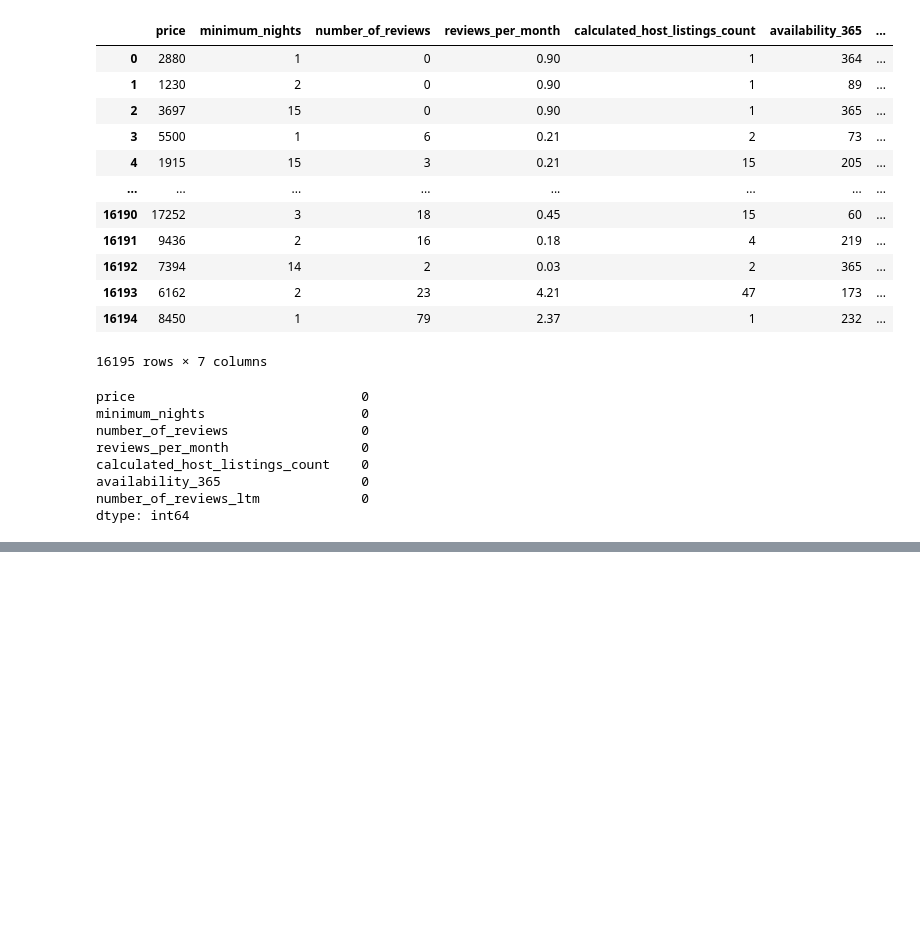
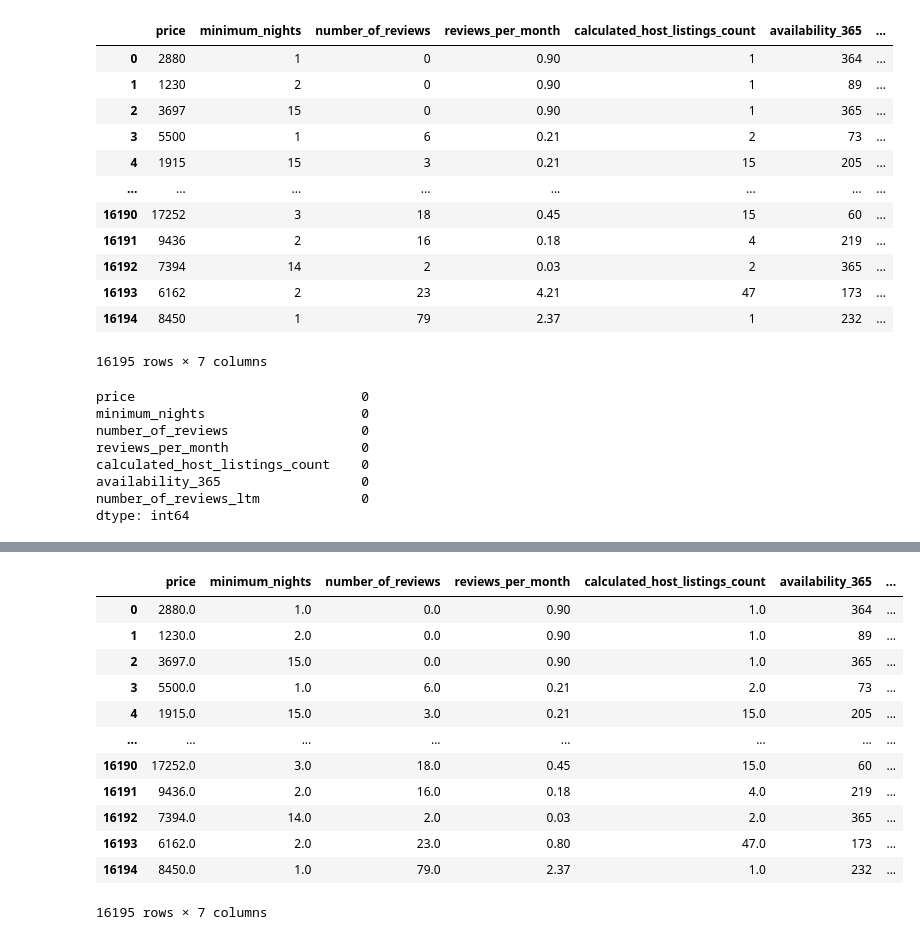
Before and after one commit to MaferLedmar/Actividad-2-Reto, a Jupyter notebook: BuenosAires.ipynb, the cells around one changed output, grey strips where cells are left out. Saved outputs shown, nothing was run; the diff lists cells and outputs as text; code cells hidden in the pictures; blank space fills up the shorter version.

```diff
--- a/BuenosAires.ipynb
+++ b/BuenosAires.ipynb
@@ -85,0 +153,20 @@ dtype: int64
+# %%
+#Reemplazamos valores atípicos (nulos) del dataframe con "mean"
+#Realizamos una copia del dataframe
+data_clean=data3.copy()
+data_clean=data_clean.fillna(round(data3.mean(),1))
+data_clean
+# %% [output]
+|  | price | minimum_nights | number_of_reviews | reviews_per_month | calculated_host_listings_count | availability_365 | ... |
+| 0 | 2880.0 | 1.0 | 0.0 | 0.90 | 1.0 | 364 | ... |
+| 1 | 1230.0 | 2.0 | 0.0 | 0.90 | 1.0 | 89 | ... |
+| 2 | 3697.0 | 15.0 | 0.0 | 0.90 | 1.0 | 365 | ... |
+| 3 | 5500.0 | 1.0 | 6.0 | 0.21 | 2.0 | 73 | ... |
+| 4 | 1915.0 | 15.0 | 3.0 | 0.21 | 15.0 | 205 | ... |
+| ... | ... | ... | ... | ... | ... | ... | ... |
+| 16190 | 17252.0 | 3.0 | 18.0 | 0.45 | 15.0 | 60 | ... |
+| 16191 | 9436.0 | 2.0 | 16.0 | 0.18 | 4.0 | 219 | ... |
+| 16192 | 7394.0 | 14.0 | 2.0 | 0.03 | 2.0 | 365 | ... |
+| 16193 | 6162.0 | 2.0 | 23.0 | 0.80 | 47.0 | 173 | ... |
+| 16194 | 8450.0 | 1.0 | 79.0 | 2.37 | 1.0 | 232 | ... |
+16195 rows × 7 columns
```
Also changed, not shown: parts of 5 cells of this notebook, 1 other file.
